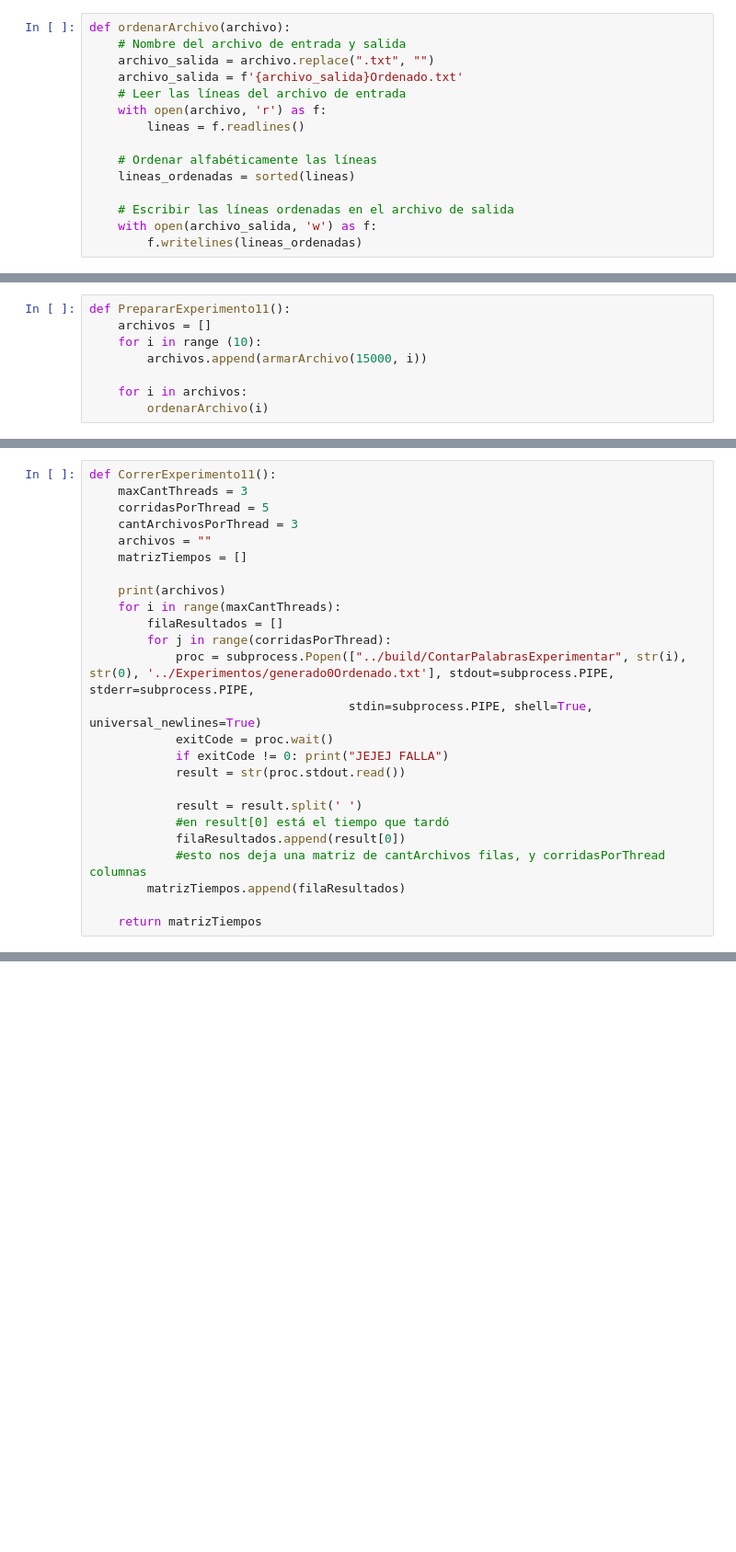
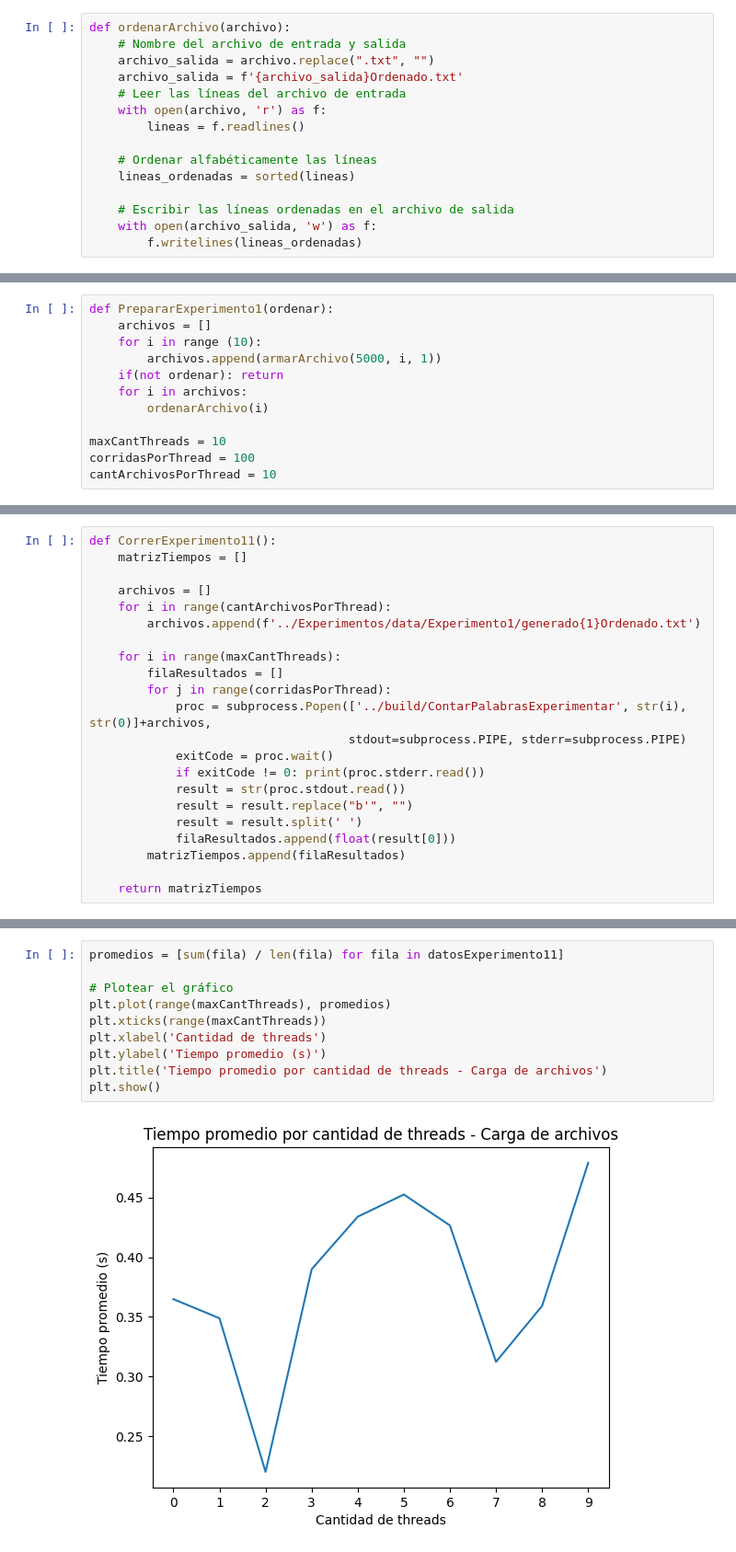
Before and after one commit to matiascozzani/TP-SO, a Jupyter notebook: Experimentos/Experimentos.ipynb, the cells around one changed output, grey strips where cells are left out. Shown at 92% size. Cells and saved outputs as stored; diff of their text form; blank space fills up the shorter version.

Commit message:
Experimento 1 y 2 terminados

```diff
--- a/Experimentos/Experimentos.ipynb
+++ b/Experimentos/Experimentos.ipynb
@@ -47,9 +51,13 @@ def ordenarArchivo(archivo):
 # %%
-def PrepararExperimento11():
+def PrepararExperimento1(ordenar):
     archivos = []
     for i in range (10):
-        archivos.append(armarArchivo(15000, i))
-
+        archivos.append(armarArchivo(5000, i, 1))
+    if(not ordenar): return
     for i in archivos:
         ordenarArchivo(i)
+
+maxCantThreads = 10
+corridasPorThread = 100
+cantArchivosPorThread = 10
 # %%
@@ -57,25 +65,22 @@ PrepararExperimento11()
 # %%
 def CorrerExperimento11():
-    maxCantThreads = 3
-    corridasPorThread = 5
-    cantArchivosPorThread = 3
-    archivos = ""
     matrizTiempos = []
 
-    print(archivos)
+    archivos = []
+    for i in range(cantArchivosPorThread):
+        archivos.append(f'../Experimentos/data/Experimento1/generado{1}Ordenado.txt')
+
     for i in range(maxCantThreads):
         filaResultados = []
         for j in range(corridasPorThread):
-            proc = subprocess.Popen(["../build/ContarPalabrasExperimentar", str(i), str(0), '../Experimentos/generado0Ordenado.txt'], stdout=subprocess.PIPE, stderr=subprocess.PIPE,
-                                    stdin=subprocess.PIPE, shell=True, universal_newlines=True)
+            proc = subprocess.Popen(['../build/ContarPalabrasExperimentar', str(i), str(0)]+archivos,
+                                    stdout=subprocess.PIPE, stderr=subprocess.PIPE)
             exitCode = proc.wait()
-            if exitCode != 0: print("JEJEJ FALLA")
+            if exitCode != 0: print(proc.stderr.read())
             result = str(proc.stdout.read())
-
+            result = result.replace("b'", "")
             result = result.split(' ')
-            #en result[0] está el tiempo que tardó
-            filaResultados.append(result[0])
-            #esto nos deja una matriz de cantArchivos filas, y corridasPorThread columnas
+            filaResultados.append(float(result[0]))
         matrizTiempos.append(filaResultados)
 
     return matrizTiempos
@@ -103,0 +101,12 @@ JEJEJ FALLA
+# %%
+promedios = [sum(fila) / len(fila) for fila in datosExperimento11]
+
+# Plotear el gráfico
+plt.plot(range(maxCantThreads), promedios)
+plt.xticks(range(maxCantThreads))
+plt.xlabel('Cantidad de threads')
+plt.ylabel('Tiempo promedio (s)')
+plt.title('Tiempo promedio por cantidad de threads - Carga de archivos')
+plt.show()
+# %% [output]
+[figure, added]
```
Also changed, not shown: parts of 18 cells of this notebook, 52 other files.
